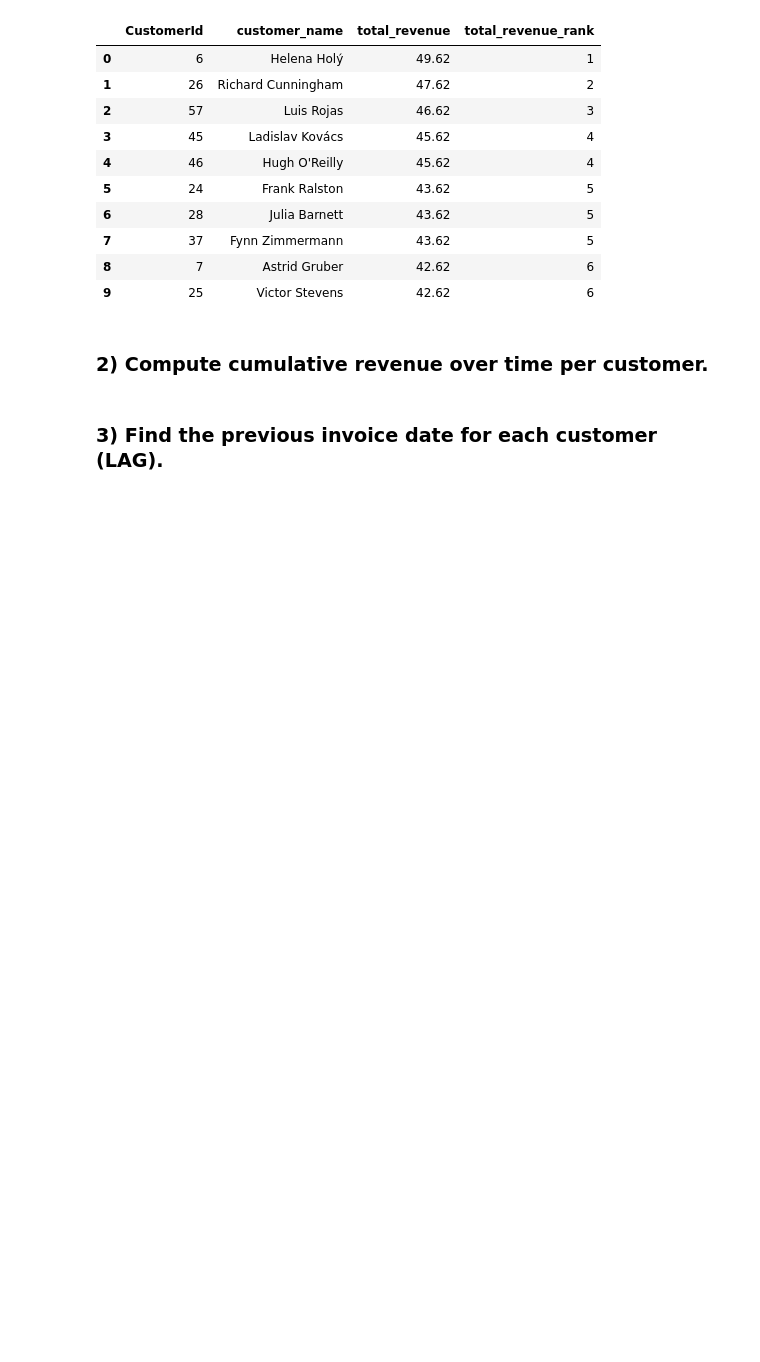
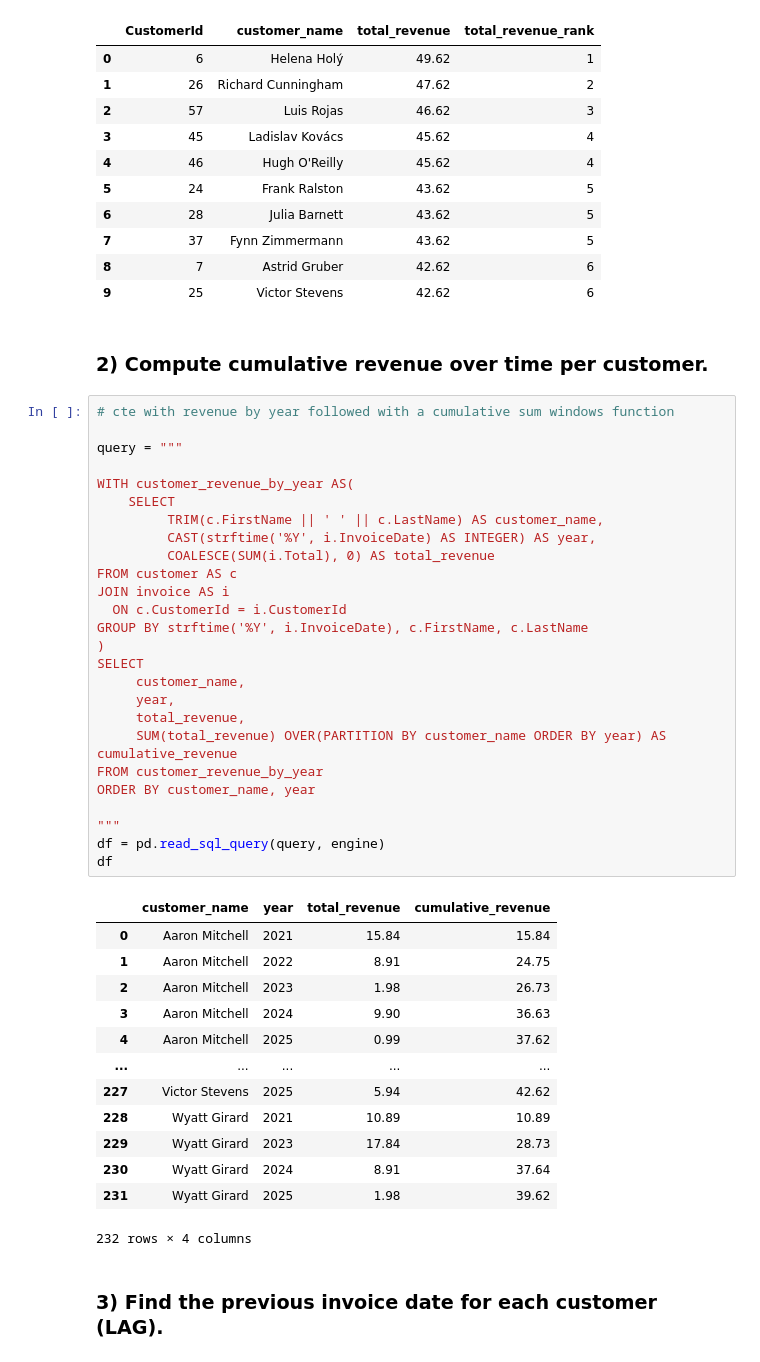
Before and after one commit to bpgodsil/sql_query_examples, a Jupyter notebook: notebooks/04_window_functions.ipynb, the cells around one changed output. Saved outputs shown, nothing was run; the diff lists cells and outputs as text; blank space fills up the shorter version.

```diff
--- a/notebooks/04_window_functions.ipynb
+++ b/notebooks/04_window_functions.ipynb
@@ -112,6 +112,46 @@ df.head(10) # showing top ten
 | 9 | 25 | Victor Stevens | 42.62 | 6 |
 # %% [markdown]
 ### 2) Compute cumulative revenue over time per customer.
+# %%
+# cte with revenue by year followed with a cumulative sum windows function
+
+query = """
+
+WITH customer_revenue_by_year AS(
+    SELECT
+         TRIM(c.FirstName || ' ' || c.LastName) AS customer_name,
+         CAST(strftime('%Y', i.InvoiceDate) AS INTEGER) AS year,
+         COALESCE(SUM(i.Total), 0) AS total_revenue
+FROM customer AS c
+JOIN invoice AS i
+  ON c.CustomerId = i.CustomerId
+GROUP BY strftime('%Y', i.InvoiceDate), c.FirstName, c.LastName
+)
+SELECT
+     customer_name,
+     year,
+     total_revenue,
+     SUM(total_revenue) OVER(PARTITION BY customer_name ORDER BY year) AS cumulative_revenue
+FROM customer_revenue_by_year
+ORDER BY customer_name, year
+
+"""
+df = pd.read_sql_query(query, engine)
+df
+# %% [output]
+|  | customer_name | year | total_revenue | cumulative_revenue |
+| 0 | Aaron Mitchell | 2021 | 15.84 | 15.84 |
+| 1 | Aaron Mitchell | 2022 | 8.91 | 24.75 |
+| 2 | Aaron Mitchell | 2023 | 1.98 | 26.73 |
+| 3 | Aaron Mitchell | 2024 | 9.90 | 36.63 |
+| 4 | Aaron Mitchell | 2025 | 0.99 | 37.62 |
+| ... | ... | ... | ... | ... |
+| 227 | Victor Stevens | 2025 | 5.94 | 42.62 |
+| 228 | Wyatt Girard | 2021 | 10.89 | 10.89 |
+| 229 | Wyatt Girard | 2023 | 17.84 | 28.73 |
+| 230 | Wyatt Girard | 2024 | 8.91 | 37.64 |
+| 231 | Wyatt Girard | 2025 | 1.98 | 39.62 |
+232 rows × 4 columns
 # %% [markdown]
 ### 3) Find the previous invoice date for each customer (LAG).
 # %% [markdown]
```
Also changed, not shown: 1 other file.
